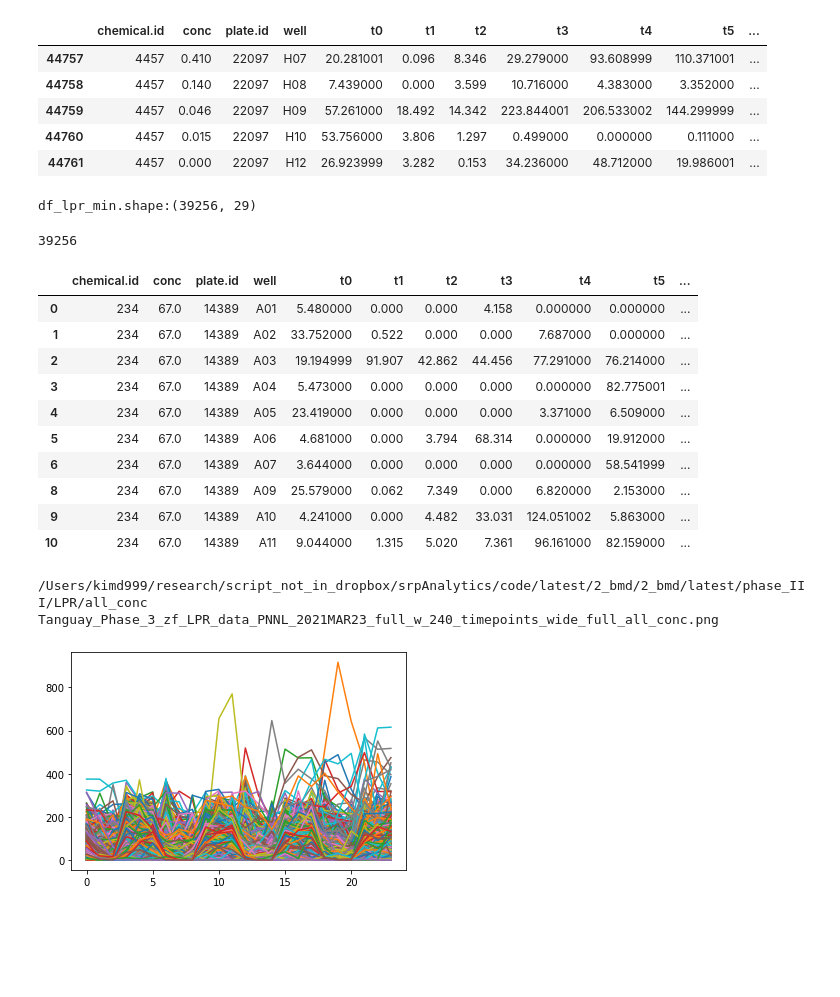
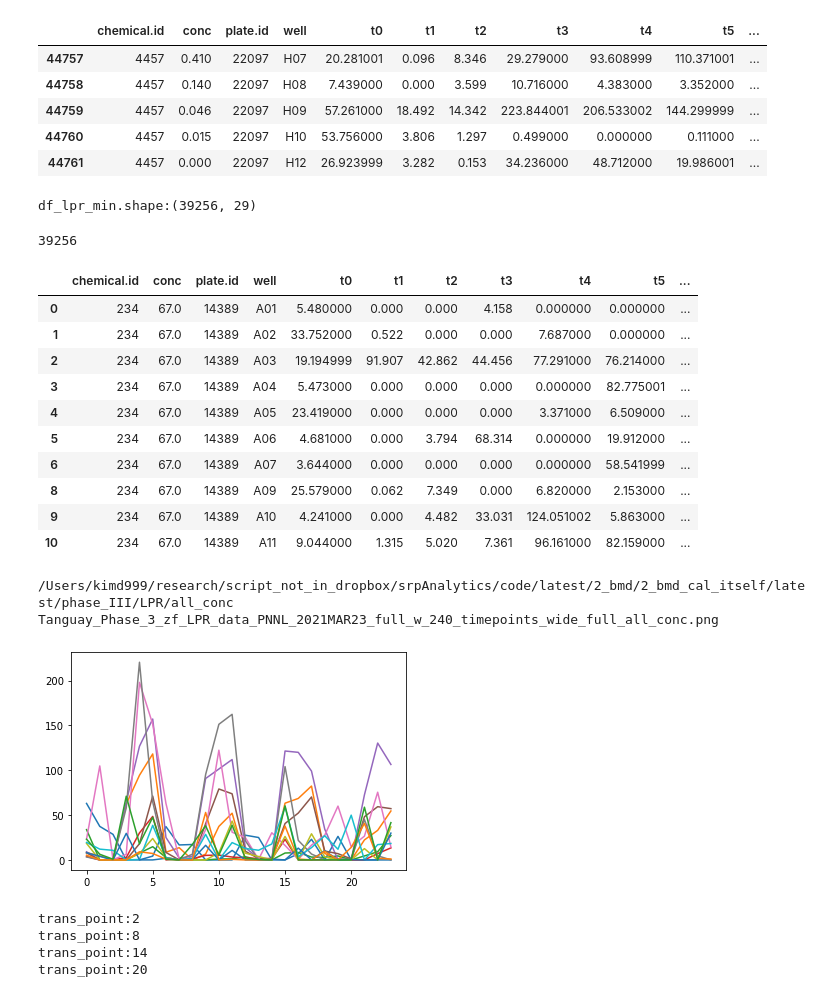
Before and after one commit to PNNL-CompBio/srpAnalytics, a Jupyter notebook: code/latest/2_bmd/2_bmd_cal_itself/latest/phase_III/LPR/all_conc/phase_III_LPR_all_conc_wide2dicho_t0_t239.ipynb, the cells around one changed output. Drawn from its saved outputs; the diff is of its cells as text; code cells hidden in the pictures; blank space fills up the shorter version.

```diff
--- a/code/latest/2_bmd/2_bmd_cal_itself/latest/phase_III/LPR/all_conc/phase_III_LPR_all_conc_wide2dicho_t0_t239.ipynb
+++ b/code/latest/2_bmd/2_bmd_cal_itself/latest/phase_III/LPR/all_conc/phase_III_LPR_all_conc_wide2dicho_t0_t239.ipynb
@@ -321,41 +323,42 @@ print ("df_lpr_min.shape:" + str(df_lpr_min.shape))
 # first ':' shows rows, second ':' shows columns
 
 fig, ax = plt.subplots()
 
-#ax.plot(np.transpose(df_lpr_min.iloc[10:223,time_index_start:time_index_start + num_time_points].values));
-ax.plot(np.transpose(df_lpr_min.iloc[:,time_index_start:time_index_start + num_time_points].values));
+ax.plot(np.transpose(df_lpr_min.iloc[10:23,time_index_start:time_index_start + num_time_points].values));
+#ax.plot(np.transpose(df_lpr_min.iloc[:,time_index_start:time_index_start + num_time_points].values));
 
 display(len(df_lpr_min))
 display(df_lpr_min.head(10))
 
 complete_file_path_basename = os.path.basename(complete_file_path)
 output_filename_wo_ext = os.path.splitext(complete_file_path_basename)[0]
 output_filename = output_filename_wo_ext + "_all_conc.png"
 cwd = os.getcwd()
 print (cwd)
 print (output_filename)
 #plt.savefig(output_filename, bbox_inches="tight")
 # %% [output]
 df_lpr_min.shape:(39256, 29)
 39256
 |  | chemical.id | conc | plate.id | well | t0 | t1 | t2 | t3 | t4 | t5 | ... |
 | 0 | 234 | 67.0 | 14389 | A01 | 5.480000 | 0.000 | 0.000 | 4.158 | 0.000000 | 0.000000 | ... |
 | 1 | 234 | 67.0 | 14389 | A02 | 33.752000 | 0.522 | 0.000 | 0.000 | 7.687000 | 0.000000 | ... |
 | 2 | 234 | 67.0 | 14389 | A03 | 19.194999 | 91.907 | 42.862 | 44.456 | 77.291000 | 76.214000 | ... |
 | 3 | 234 | 67.0 | 14389 | A04 | 5.473000 | 0.000 | 0.000 | 0.000 | 0.000000 | 82.775001 | ... |
 | 4 | 234 | 67.0 | 14389 | A05 | 23.419000 | 0.000 | 0.000 | 0.000 | 3.371000 | 6.509000 | ... |
 | 5 | 234 | 67.0 | 14389 | A06 | 4.681000 | 0.000 | 3.794 | 68.314 | 0.000000 | 19.912000 | ... |
 | 6 | 234 | 67.0 | 14389 | A07 | 3.644000 | 0.000 | 0.000 | 0.000 | 0.000000 | 58.541999 | ... |
 | 8 | 234 | 67.0 | 14389 | A09 | 25.579000 | 0.062 | 7.349 | 0.000 | 6.820000 | 2.153000 | ... |
 | 9 | 234 | 67.0 | 14389 | A10 | 4.241000 | 0.000 | 4.482 | 33.031 | 124.051002 | 5.863000 | ... |
 | 10 | 234 | 67.0 | 14389 | A11 | 9.044000 | 1.315 | 5.020 | 7.361 | 96.161000 | 82.159000 | ... |
-/Users/kimd999/research/script_not_in_dropbox/srpAnalytics/code/latest/2_bmd/2_bmd/latest/phase_III/LPR/all_conc
+/Users/kimd999/research/script_not_in_dropbox/srpAnalytics/code/latest/2_bmd/2_bmd_cal_itself/latest/phase_III/LPR/all_conc
 Tanguay_Phase_3_zf_LPR_data_PNNL_2021MAR23_full_w_240_timepoints_wide_full_all_conc.png
-[figure, old version]
+[figure, new version]
 # %%
 ## calculate MOV, AUC for all chemical concentrations
-
-delta_mov_auc = df_lpr_min[['chemical.id', 'conc', 'plate.id', 'well']].copy()
+df_lpr_min = df_lpr_min.rename(columns={"plate.id": "Plate", "chemical.id": "Chemical.ID", "conc": "CONC", "well": "WELL"})
+delta_mov_auc = df_lpr_min[['Chemical.ID', 'CONC', 'Plate', 'WELL']].copy()
+#delta_mov_auc = df_lpr_min[['chemical.id', 'conc', 'plate.id', 'well']].copy()
 
 trans_points = [2,8,14,20] # "official"
 
@@ -378,8 +381,13 @@ for trans_index, trans_point in enumerate(trans_points):
             - sum(df_lpr_min['t' + str(trans_point - index_count)] \
                   for index_count in range(num_light))
 
-display(delta_mov_auc.head(1))
+#display(delta_mov_auc.head(1))
 #delta.to_csv("delta_mov_auc.csv", index=False)
+# %% [output]
+trans_point:2
+trans_point:8
+trans_point:14
+trans_point:20
 # %%
 import generate_dose_response as gdr
 import BMD_BMDL_estimation as bmdest
```
Also changed, not shown: parts of 4 cells of this notebook, 4 other files.
